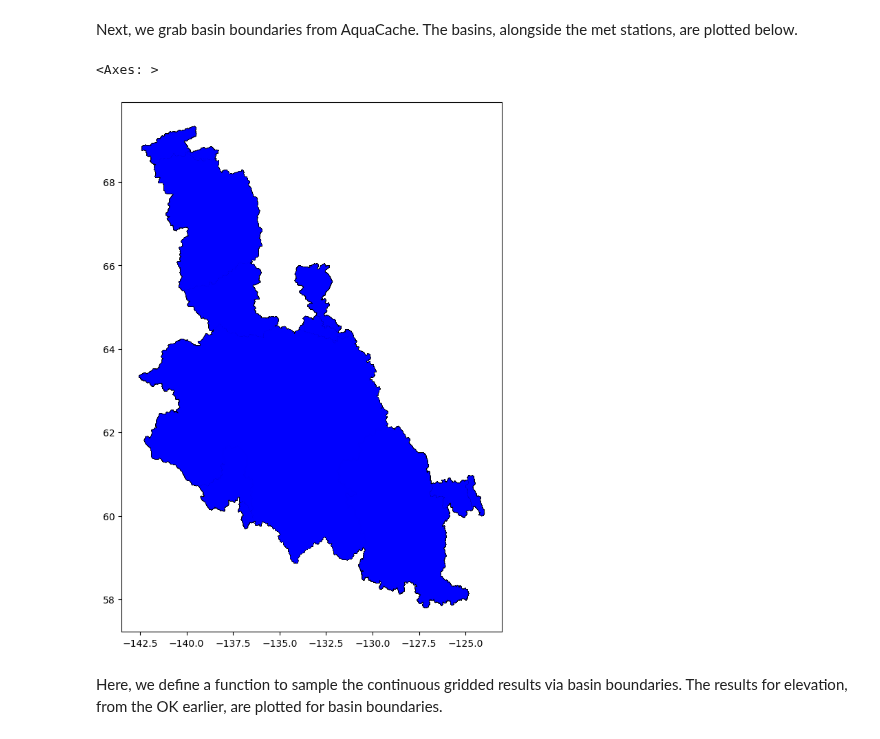
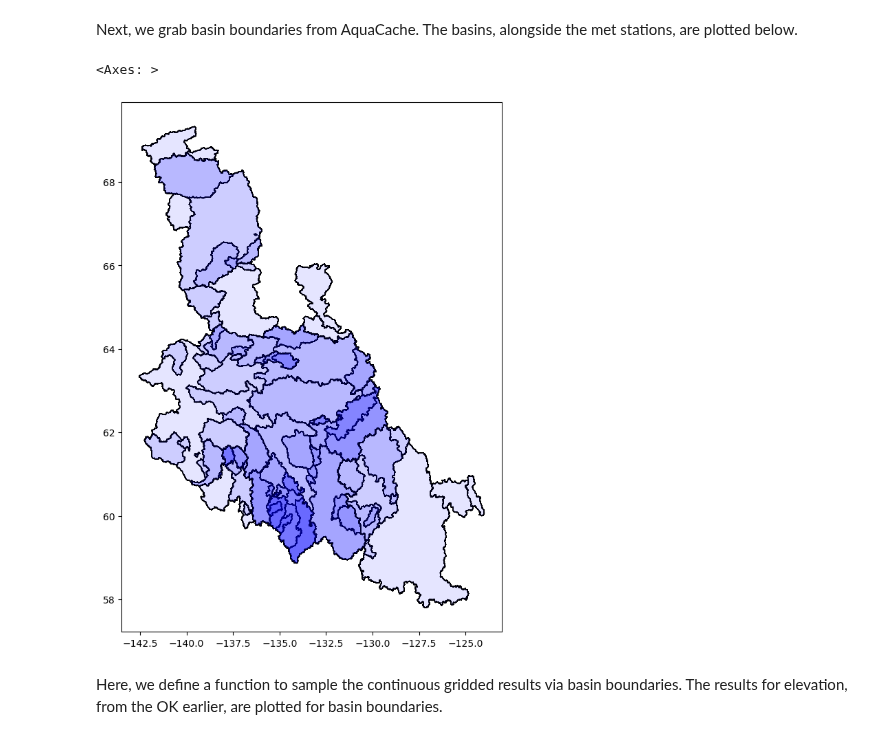
Before and after one commit to YukonWRB/YGwater, a Jupyter notebook: dev/freshet_forecasting/main.ipynb, the cells around one changed output. Saved outputs shown, nothing was run; the diff lists cells and outputs as text; code cells hidden in the pictures.

```diff
--- a/dev/freshet_forecasting/main.ipynb
+++ b/dev/freshet_forecasting/main.ipynb
@@ -151,50 +81,34 @@ plt.show()
 Next, we grab basin boundaries from AquaCache. The basins, alongside the met stations, are plotted below.
 # %%
 
-def load_rconfig(renviron_path = Path.home() / "Documents" / ".Renviron"):
-    # Define the path to the .Renviron file in the "My Documents" directory
-    # Check if the file exists
-    if renviron_path.exists():
-        # Read the .Renviron file
-        with open(renviron_path, 'r') as file:
-            renviron_content = [line.strip() for line in file.readlines()]
-    env_config = {v[0]: v[1].strip('"') for v in [line.split('=') for line in renviron_content if '=' in line]}
-    # Convert numeric values to their appropriate types
-    for key, value in env_config.items():
-        if value.isdigit():
-            env_config[key] = int(value)
-        else:
-            try:
-                env_config[key] = float(value)
-            except ValueError:
-                pass
-    return env_config
 
 # Load database configuration from .Renviron
-db_config = load_rconfig()
-db_url = f"postgresql://{db_config['aquacacheAdminUser']}:{db_config['aquacacheAdminPass']}@{db_config['aquacacheHost']}:{db_config['aquacachePort']}/aquacache"
+sys.path.append(str(Path.home() / "Documents" / "github" / "YGwater" / "dev"))
+from pyquacache.defs.config import db_url_dev as db_url
+
+
 
 # Create a database engine
 engine = create_engine(db_url)
 
 basins = {}
 res = []
 polys = []
 # Test the connection by listing tables
 with engine.connect() as connection:
     geom_results = connection.execute(text("SELECT ST_AsText(geom) as geom FROM vectors WHERE layer_name = 'Drainage basins';"))
     results = connection.execute(text("SELECT * FROM vectors WHERE layer_name = 'Drainage basins';"))
 
     for geom_row, row in zip(geom_results, results):
         polys.append(wkt.loads(geom_row)[0])
         res.append(row)
 basins = gpd.GeoDataFrame(res, geometry=polys, crs="epsg:4269")
 basins.set_index("feature_name", inplace=True)
 
 ax = basins.plot(edgecolor="black", facecolor="none", figsize=(10, 10))
-basins.plot(ax=ax, marker='o', color='blue', markersize=25)
+basins.plot(ax=ax, marker='o', color='blue', alpha=0.1, edgecolor="black", markersize=25)
 # %% [output]
 <Axes: >
-[figure, old version]
+[figure, new version]
 # %% [markdown]
 Here, we define a function to sample the continuous gridded results via basin boundaries. The results for elevation, from the OK earlier, are plotted for basin boundaries.
```
Also changed, not shown: parts of 24 cells of this notebook, 9 other files.
